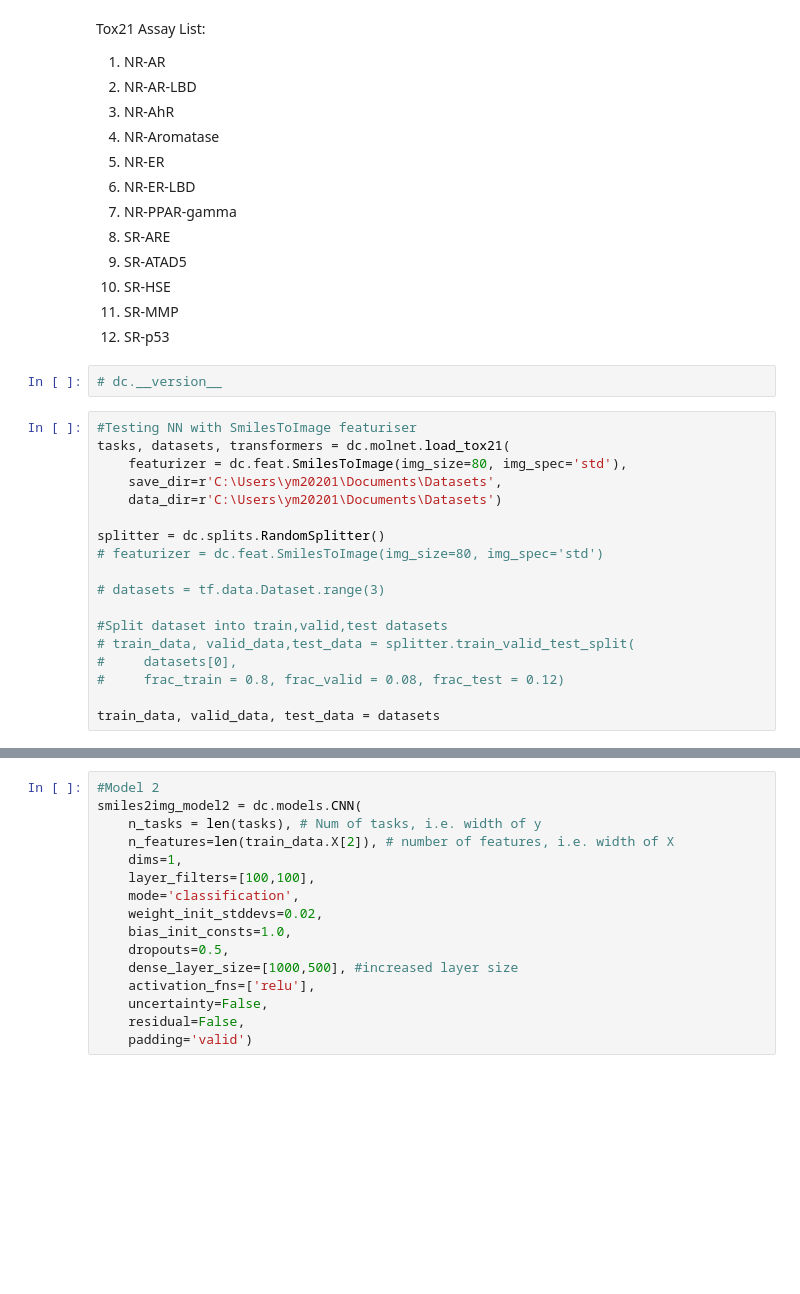
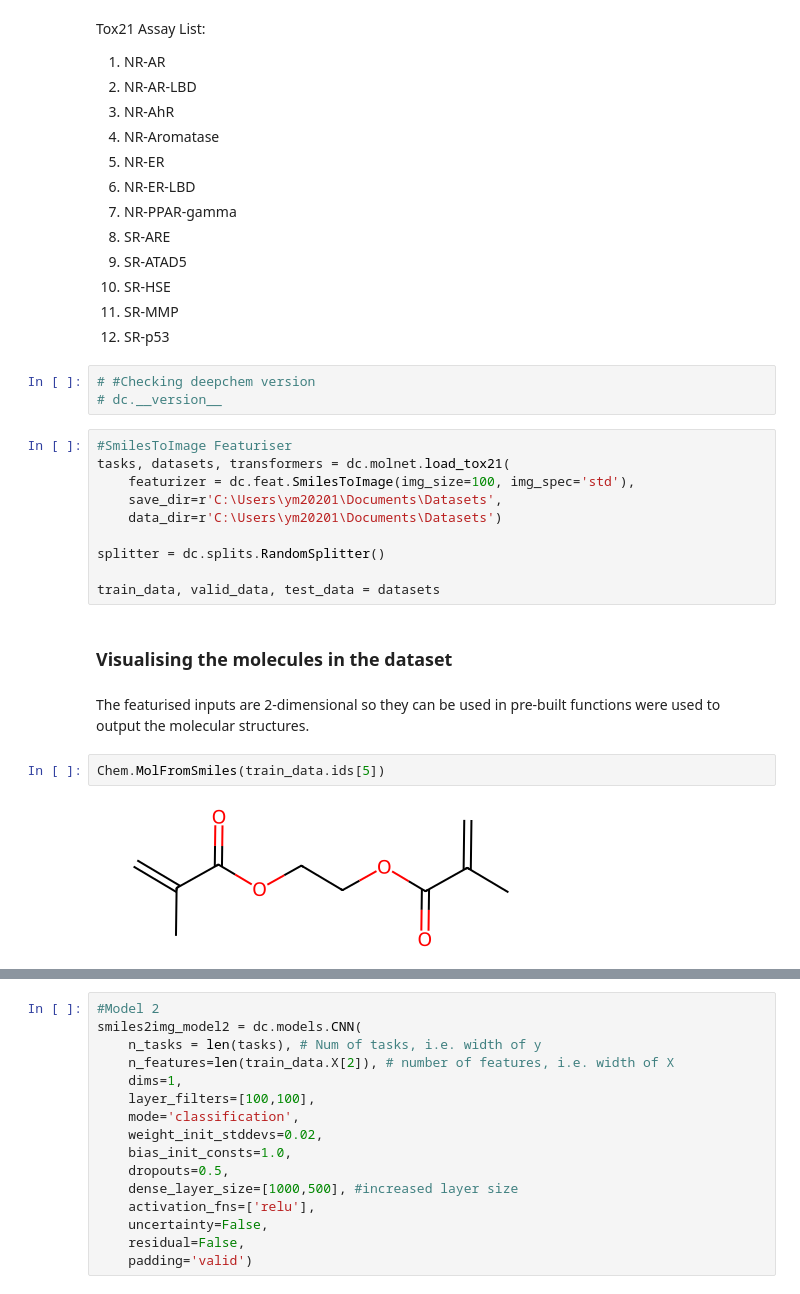
Before and after one commit to joiek/Machine-Learning-Project, a Jupyter notebook: SmilesToImage Featuriser.ipynb, the cells around one changed output, grey strips where cells are left out. Drawn from its saved outputs; the diff is of its cells as text; blank space fills up the shorter version.

```diff
--- a/SmilesToImage Featuriser.ipynb
+++ b/SmilesToImage Featuriser.ipynb
@@ -41,22 +41,23 @@ Tox21 Assay List: <br>
     <li> SR-p53 </li>
 </ol>
 # %%
+# #Checking deepchem version
 # dc.__version__
 # %%
-#Testing NN with SmilesToImage featuriser
+#SmilesToImage Featuriser
 tasks, datasets, transformers = dc.molnet.load_tox21(
-    featurizer = dc.feat.SmilesToImage(img_size=80, img_spec='std'),
+    featurizer = dc.feat.SmilesToImage(img_size=100, img_spec='std'),
     save_dir=r'C:\Users\ym20201\Documents\Datasets',
     data_dir=r'C:\Users\ym20201\Documents\Datasets')
 
 splitter = dc.splits.RandomSplitter()
-# featurizer = dc.feat.SmilesToImage(img_size=80, img_spec='std')
-
-# datasets = tf.data.Dataset.range(3)
-
-#Split dataset into train,valid,test datasets
-# train_data, valid_data,test_data = splitter.train_valid_test_split(
-#     datasets[0],
-#     frac_train = 0.8, frac_valid = 0.08, frac_test = 0.12)
 
 train_data, valid_data, test_data = datasets
+# %% [markdown]
+### Visualising the molecules in the dataset
+# %% [markdown]
+The featurised inputs are 2-dimensional so they can be used in pre-built functions were used to output the molecular structures.
+# %%
+Chem.MolFromSmiles(train_data.ids[5])
+# %% [output]
+[figure, added]
```
Also changed, not shown: parts of 71 cells of this notebook.
